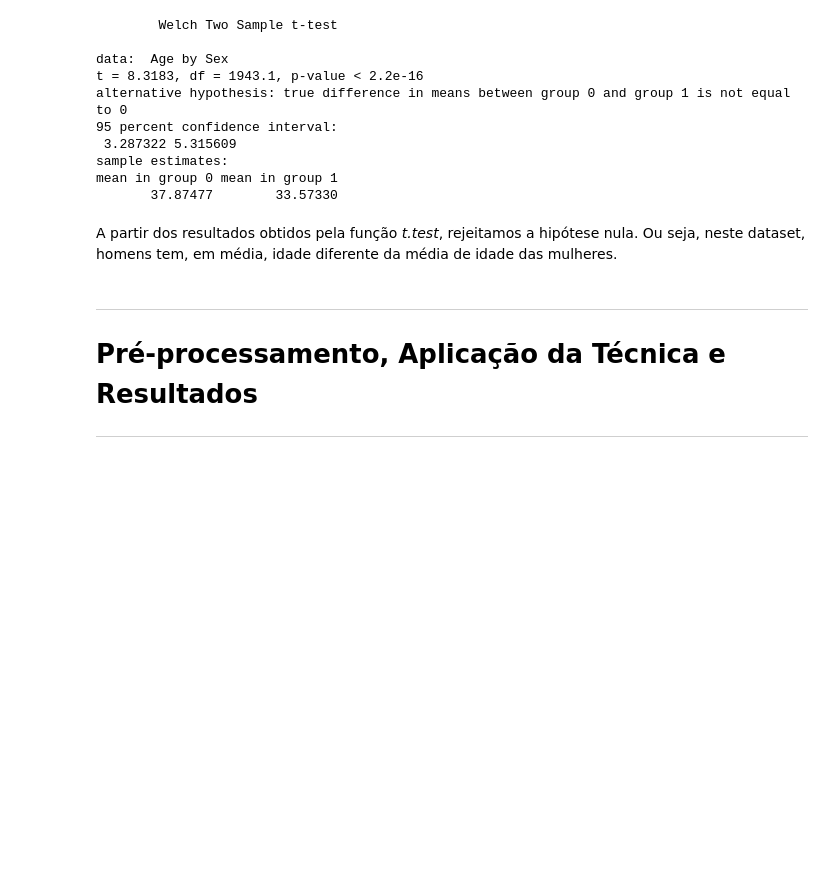
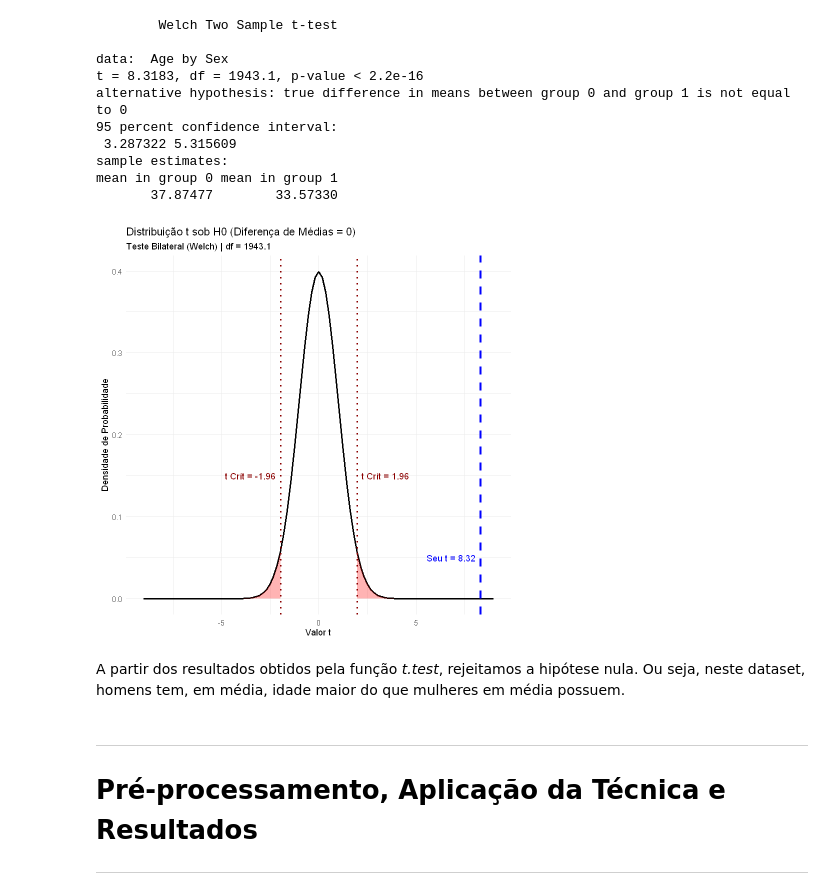
Before and after one commit to ThAlvesM/Kmean_2026-1, a Jupyter notebook: Kmean_2026-1.ipynb, the cells around one changed output. Drawn from its saved outputs; the diff is of its cells as text; code cells hidden in the pictures; blank space fills up the shorter version.

```diff
--- a/Kmean_2026-1.ipynb
+++ b/Kmean_2026-1.ipynb
@@ -785,8 +807,40 @@ alternative hypothesis: true difference in means between group 0 and group 1 is
 sample estimates:
 mean in group 0 mean in group 1
        37.87477        33.57330
+# %%
+#Visualizando a distribuição t para o teste bilateral
+t_stat <- 8.3183
+df <- 1943.1
+alpha <- 0.05
+
+t_crit_lower <- qt(alpha / 2, df)
+t_crit_upper <- qt(1 - alpha / 2, df)
+
+x_limits <- c(-9, 9)
+
+ggplot(data.frame(x = x_limits), aes(x = x)) +
+     stat_function(fun = dt, args = list(df = df), color = "black", linewidth = 1) +
+     stat_function(fun = dt, args = list(df = df), xlim = c(-9, t_crit_lower),
+                geom = "area", fill = "red", alpha = 0.3) +
+     stat_function(fun = dt, args = list(df = df), xlim = c(t_crit_upper, 9),
+                geom = "area", fill = "red", alpha = 0.3) +
+     geom_vline(xintercept = t_stat, color = "blue", linetype = "dashed", linewidth = 1.2) +
+     geom_vline(xintercept = t_crit_lower, color = "darkred", linetype = "dotted", linewidth = 1) +
+     geom_vline(xintercept = t_crit_upper, color = "darkred", linetype = "dotted", linewidth = 1) +
+
+     labs(title = "Distribuição t sob H0 (Diferença de Médias = 0)",
+       subtitle = paste("Teste Bilateral (Welch) | df =", round(df, 1)),
+       x = "Valor t",
+       y = "Densidade de Probabilidade") +
+     annotate("text", x = t_stat, y = 0.05, label = paste("Seu t =", round(t_stat, 2)), color = "blue", hjust = 1.1) +
+     annotate("text", x = t_crit_upper, y = 0.15, label = paste("t Crít =", round(t_crit_upper, 2)), color = "darkred", hjust = -0.1) +
+     annotate("text", x = t_crit_lower, y = 0.15, label = paste("t Crít =", round(t_crit_lower, 2)), color = "darkred", hjust = 1.1) +
+
+  theme_minimal()
+# %% [output]
+[figure, added]
 # %% [markdown]
-A partir dos resultados obtidos pela função *t.test*, rejeitamos a hipótese nula. Ou seja, neste dataset, homens tem, em média, idade diferente da média de idade das mulheres.
+A partir dos resultados obtidos pela função *t.test*, rejeitamos a hipótese nula. Ou seja, neste dataset, homens tem, em média, idade maior do que mulheres em média possuem.
 # %% [markdown]
 -----------------------------------------------
 # Pré-processamento, Aplicação da Técnica e Resultados
```
Also changed, not shown: parts of 3 cells of this notebook.
